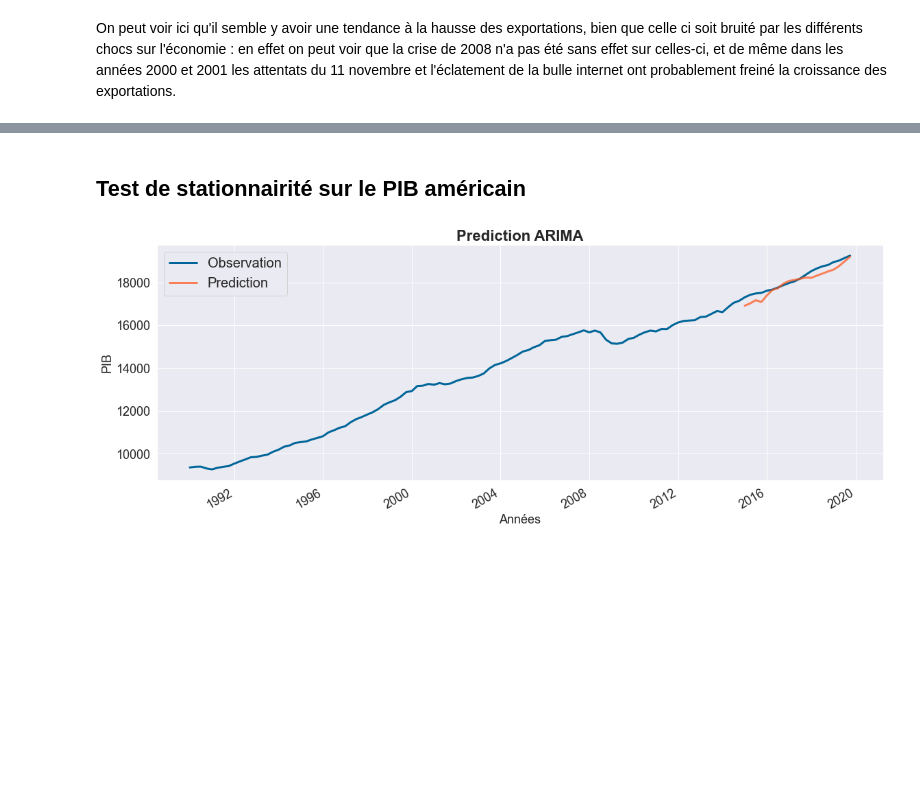
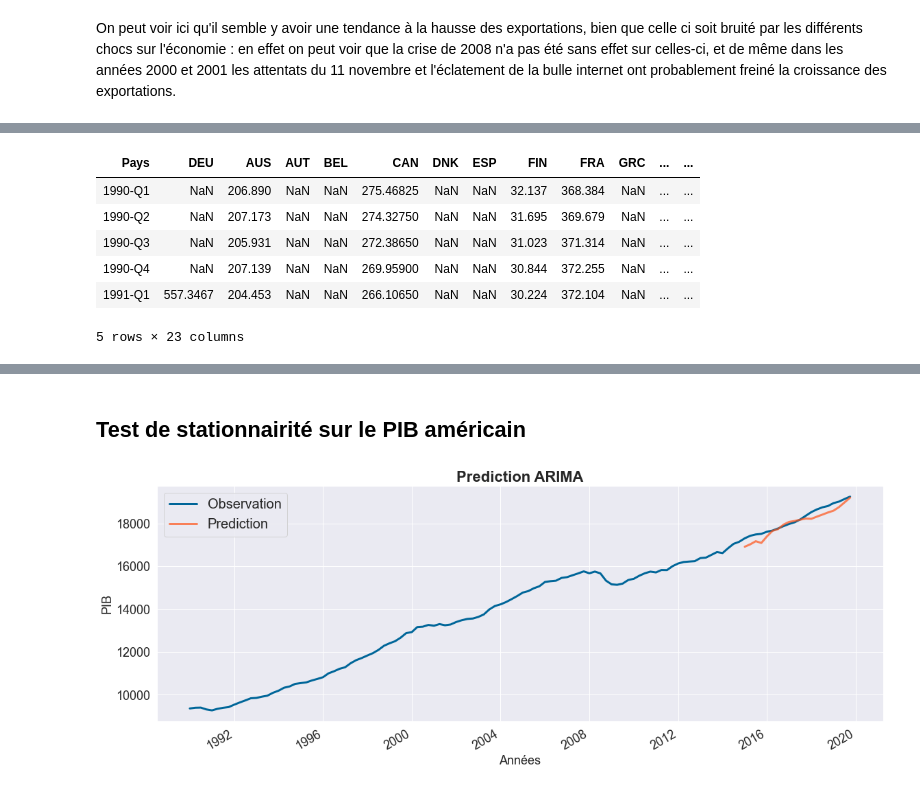
Before and after one commit to Adrien-Mcode/Stat-app-Trumpnomics, a Jupyter notebook: Statapp_test.ipynb, the cells around one changed output, grey strips where cells are left out. Saved outputs shown, nothing was run; the diff lists cells and outputs as text; code cells hidden in the pictures; blank space fills up the shorter version.

```diff
--- a/Statapp_test.ipynb
+++ b/Statapp_test.ipynb
@@ -157,0 +164,29 @@ On peut voir ici qu'il semble y avoir une tendance à la hausse des exportations
+# %%
+headers = ['PIB', 'Emplois', 'Actifs', 'Chomage', 'Conso', 'Formation', 'Exports']
+ocde_df = pd.DataFrame(columns = headers.append('Pays'))
+
+liste_var = ['NAEXKP01', 'LREMTTTT', 'LRACTTTT', 'LRUNTTTT', 'NAEXKP02', 'NAEXKP04', 'NAEXKP06']
+
+
+
+pays_OCDE = ['DEU','AUS','AUT','BEL','CAN','DNK','ESP','FIN','FRA','GRC','IRL','ITA',
+             'JPN','LUX','NOR','NZL','NLD','PRT','GBR','SWE','CHE','TUR','USA']
+
+for country in pays_OCDE:
+    # On importe de l'OCDE les données :
+    country_df = cif.createOneCountryDataFrameFromOECD('{0}'.format(country),
+                                                       'MEI', frequency='Q',
+                                                       startDate='1990-Q1')[0]
+
+    #On récupère les colonnes:
+    d = {col:var_df for col, var_df in zip(headers, [country_df['{0}'.format(var)]["STSA"] for var in liste_var])}
+    country_bon_df = pd.DataFrame(d)
+
+    qs = country_bon_df.index.str.replace(r'(Q\d) (\d+)', r'\2-\1')
+    country_bon_df = country_bon_df.T
+    country_bon_df.columns = qs
+    #country_bon_df['date'] = pd.PeriodIndex(qs, freq='Q').to_timestamp()
+    #country_bon_df = country_bon_df.reindex(index=country_bon_df['date'])
+    #country_bon_df = country_bon_df.drop("date", axis=1)
+    country_bon_df['Pays'] = country
+    ocde_df = pd.concat([ocde_df, country_bon_df], axis=0)
@@ -158 +224,12 @@ On peut voir ici qu'il semble y avoir une tendance à la hausse des exportations
+# %%
+compare_df = ocde_df.loc['PIB'].reset_index(drop = True).set_index('Pays').T
+compare_df.head()
+# %% [output]
+| Pays | DEU | AUS | AUT | BEL | CAN | DNK | ESP | FIN | FRA | GRC | ... | ... |
+| 1990-Q1 | NaN | 206.890 | NaN | NaN | 275.46825 | NaN | NaN | 32.137 | 368.384 | NaN | ... | ... |
+| 1990-Q2 | NaN | 207.173 | NaN | NaN | 274.32750 | NaN | NaN | 31.695 | 369.679 | NaN | ... | ... |
+| 1990-Q3 | NaN | 205.931 | NaN | NaN | 272.38650 | NaN | NaN | 31.023 | 371.314 | NaN | ... | ... |
+| 1990-Q4 | NaN | 207.139 | NaN | NaN | 269.95900 | NaN | NaN | 30.844 | 372.255 | NaN | ... | ... |
+| 1991-Q1 | 557.3467 | 204.453 | NaN | NaN | 266.10650 | NaN | NaN | 30.224 | 372.104 | NaN | ... | ... |
+5 rows × 23 columns
 # %% [markdown]
```
Also changed, not shown: parts of 10 cells of this notebook.
